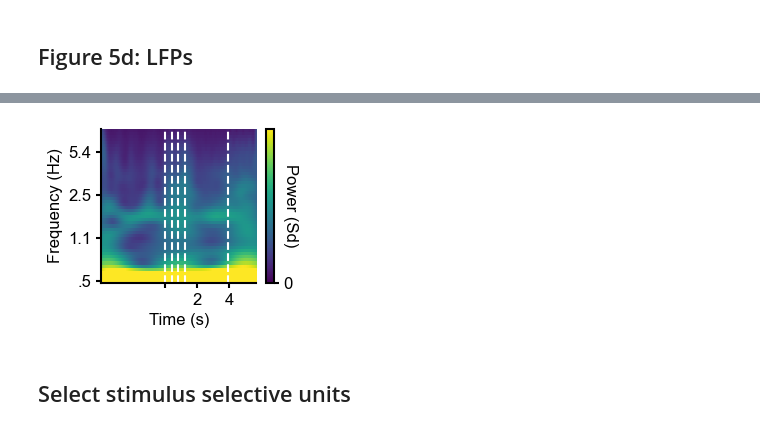
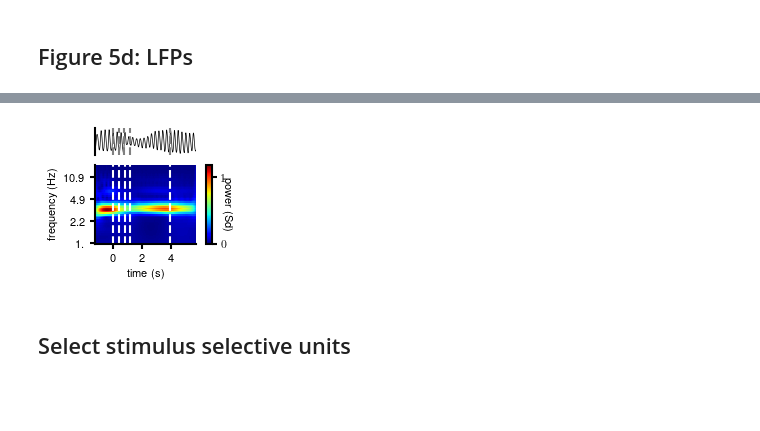
Before and after one commit to mackelab/sequence-memory, a Jupyter notebook: rnn_model/generate_figures/fig_5_b_to_e.ipynb, the cells around one changed output, grey strips where cells are left out. Drawn from its saved outputs; the diff is of its cells as text; code cells hidden in the pictures; blank space fills up the shorter version.

```diff
--- a/rnn_model/generate_figures/fig_5_b_to_e.ipynb
+++ b/rnn_model/generate_figures/fig_5_b_to_e.ipynb
@@ -24,8 +31,10 @@ from matplotlib import gridspec
 Here we choose and load a trained model
 # %%
 fname = "y7sfja1hSpecRad1.5DaleTrueTC20_100rand0sparse1osc2.04cost0.1"
-fname = "a2r9nqtkSpecRad1.5DaleTrueTC20_100rand0sparse1osc2.04cost0.1"
-fname = "a2r9nqtkSpecRad1.5DaleTrueTC20_100rand0sparse1osc2.75cost0.1"
+#fname = "a2r9nqtkSpecRad1.5DaleTrueTC20_100rand0sparse1osc2.04cost0.1"
+#fname = "a2r9nqtkSpecRad1.5DaleTrueTC20_100rand0sparse1osc2.75cost0.1"
+fname = "y7sfja1hSpecRad1.5DaleTrueTC20_100rand0sparse1osc3.73cost0.1"
+
 #fname = "SpecRad1.5DaleTrue2.75cost0.1"
 #fname ="ov6lf3z8SpecRad1.5DaleTrueTC20_100rand0sparse1osc1.5cost0.1"
 #fname = "SpecRad1.0DaleFalse2.04cost0"
@@ -36,14 +45,14 @@ fname = "a2r9nqtkSpecRad1.5DaleTrueTC20_100rand0sparse1osc2.75cost0.1"
 #fname = "N_items_4_N_200_Delay_260_Acc_0.953125_tr6801_2023_04_23_080630.mat"
 #fname = "az8vlt9oSpecRad1.5DaleTrue3.74cost0.1" #accuracy = 0.5
 #fname="fb4ni25cSpecRad1.5DaleTrue3.74cost0.1" #accuracy = 0.5
-fname = "fb4ni25cSpecRad1.5DaleTrue2.75cost0.1" #acc = 0.5
-fname = "az8vlt9oSpecRad1.5DaleTrue2.75cost0.1" #acc = 0.9
+#fname = "fb4ni25cSpecRad1.5DaleTrue2.75cost0.1" #acc = 0.5
+#fname = "az8vlt9oSpecRad1.5DaleTrue2.75cost0.1" #acc = 0.9
 
 base_dir = ".."
 #fname = "SpecRad1.5DaleTrue1.5cost0.5"
 #task_dir = "sweep_retrain2"
 task_dir = 'sweep_main'
-task_dir = 'Rdelay_Sweep'
+#task_dir = 'Rdelay_Sweep'
 #task_dir="new"
 #fname = "y7sfja1hSpecRad1.5DaleTrueTC20_100rand0sparse1osc3.73cost0.1"
 model_dir = os.path.join(base_dir, "models", task_dir, fname)
@@ -74,7 +83,7 @@ normalize_fr_extract = True  # Normalize extracted firing rates for wilc p
 n_trials = 224  # Number trials used in analysis
 randomize_onset = 0 # Randomise onset by at most this much
 freqs_l = np.logspace(*np.log10([1, 20]), num=50) # Frequencies for scalogram
-freqs_l = np.logspace(*np.log10([.5, 10]), num=50) # Frequencies for scalogram
+#freqs_l = np.logspace(*np.log10([.5, 10]), num=50) # Frequencies for scalogram
 
 stim_offs= 20
 # %%
@@ -102,7 +111,7 @@ delay=250 + settings['random_delay']//2
 settings["delay"] = delay
 settings['random_delay_per_tr']=True
 # set stimulus onset
-settings["stim_ons"] = 400
+settings["stim_ons"] = 120
 if randomize_onset:
     settings["rand_ons"] = int(1000/(var['lossF'][0][0]*settings['deltaT']))
 else:
@@ -256,42 +273,75 @@ baseline freq = 0.5 with power 0.5944252907918203
 # %%
 # Plot a spectrogram
 
+from matplotlib import rc
+#rc('font',**{'family':'sans-serif','sans-serif':['Helvetica']})
+mpl.rcParams['text.usetex'] = True
+plt.rcParams["font.family"] = "Helvetica"
+mpl.rcParams['font.size'] = 8
+mpl.rcParams['pdf.fonttype'] = 42
+mpl.rcParams['ps.fonttype'] = 42
+plt.rcParams.update({
+    'font.family': 'Helvetica'
+})
+
 plt_start =0
 with mpl.rc_context(fname="matplotlibrc"):
-
-    fig = plt.figure(figsize=(2.5, 2))  # , dpi = 150)
-    plt.tight_layout()
-
-    plt.imshow(amp[:, plt_start:], aspect="auto", cmap ='viridis', vmin = -0, vmax=.3,origin='lower')
-    plt.yticks(
+    #print(mpl.rcParams)
+    fig,ax = plt.subplots(2,2,figsize=(1.5, 1.5),
+                          gridspec_kw={'height_ratios': [1, 3],'width_ratios': [20, 1]})  # , dpi = 150)
+    fig.delaxes(ax[0,1])
+    im = ax[1,0].imshow(amp[:, plt_start:], aspect="auto", cmap ='jet', vmin = -0,origin='lower')
+    ax[1,0].set_yticks(
         np.arange(0, len(freqs_l))[::14],
         labels=["{:.1f}".format(f).strip("0") for f in freqs_l[::13]],
     )
     xt = np.arange(0, len(time[plt_start:]))[settings["stim_ons"] - plt_start :: 200]
-    plt.xticks(xt, labels=["{:.0f}".format(f).strip("0") for f in np.arange(0, 2 * len(xt), 2)])
-    plt.xlabel("Time (s)")
-    plt.ylabel("Frequency (Hz)")
-    cbar = plt.colorbar(ticks=[0,1])
-    cbar.set_label("Power (Sd)", rotation=270)
+    #ax[1,0].set_xticks(xt, labels=["{:.0f}".format(f).strip("0") for f in np.arange(0, 2 * len(xt), 2)])
+    ax[1,0].set_xticks(xt, labels=[str(int(f)) for f in np.arange(0, 2 * len(xt), 2)])
+
+    ax[0,0].set_xticks([], labels=[])
+    ax[0,0].set_xlim(0, len(LFP[:,0]))
+
+    ax[1,0].set_xlabel("time (s)",fontname="Helvetica")
+    ax[1,0].set_ylabel("frequency (Hz)")
+    cbar = fig.colorbar(im,ticks=[0,1],cax=ax[1,1])
+    cbar.set_label("power (Sd)", rotation=270)
     for i in range(4):
-        plt.axvline(
+        ax[1,0].axvline(
             x=(
                 settings["stim_ons"]
                 - plt_start
                 + i * (settings["stim_offs"] + settings["stim_dur"])
             ),
             color="white",
             linestyle="--",
             alpha=1,
             zorder=2,
         )
-
-    plt.axvline(
+        ax[0,0].axvline(
+            x=(
+                settings["stim_ons"]
+                - plt_start
+                + i * (settings["stim_offs"] + settings["stim_dur"])
+            ),
+            color="grey",
+            linestyle="--",
+            alpha=1,
+            zorder=20,
+        )
+    ax[1,0].axvline(
         x=(delay_end - plt_start), color="white", linestyle="--", alpha=1, zorder=1
     )
-    plt.savefig("../figures/LFP_fr"+str(f)+".svg")
+    ax[0,0].axvline(
+        x=(delay_end - plt_start), color="grey", linestyle="--", alpha=1, zorder=20
+    )
+    ax[0,0].set_yticks([], labels=[])
+    i = np.random.randint(224)
+    ax[0,0].plot((LFP[:,i])*2+4+len(amp),color='black',lw=.5)
+    ax[0,0].spines['bottom'].set_visible(False)
+    plt.savefig("../figures/LFP_fr"+str(f)+".pdf")
 # %% [output]
-[figure, old version]
+[figure, new version]
 # %% [markdown]
 ## Select stimulus selective units
 # %%
```
Also changed, not shown: parts of 10 cells of this notebook, 3 other files.
